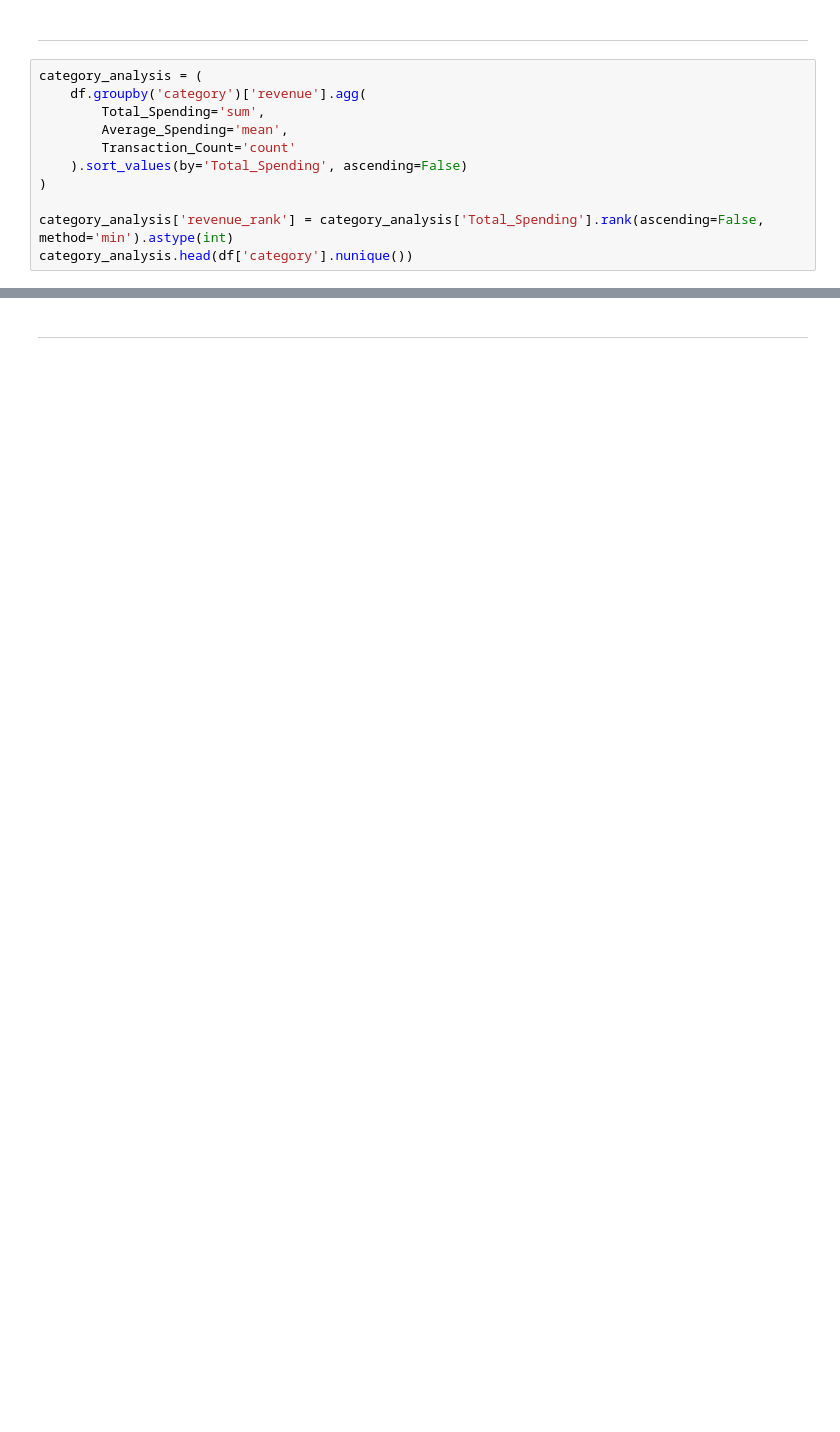
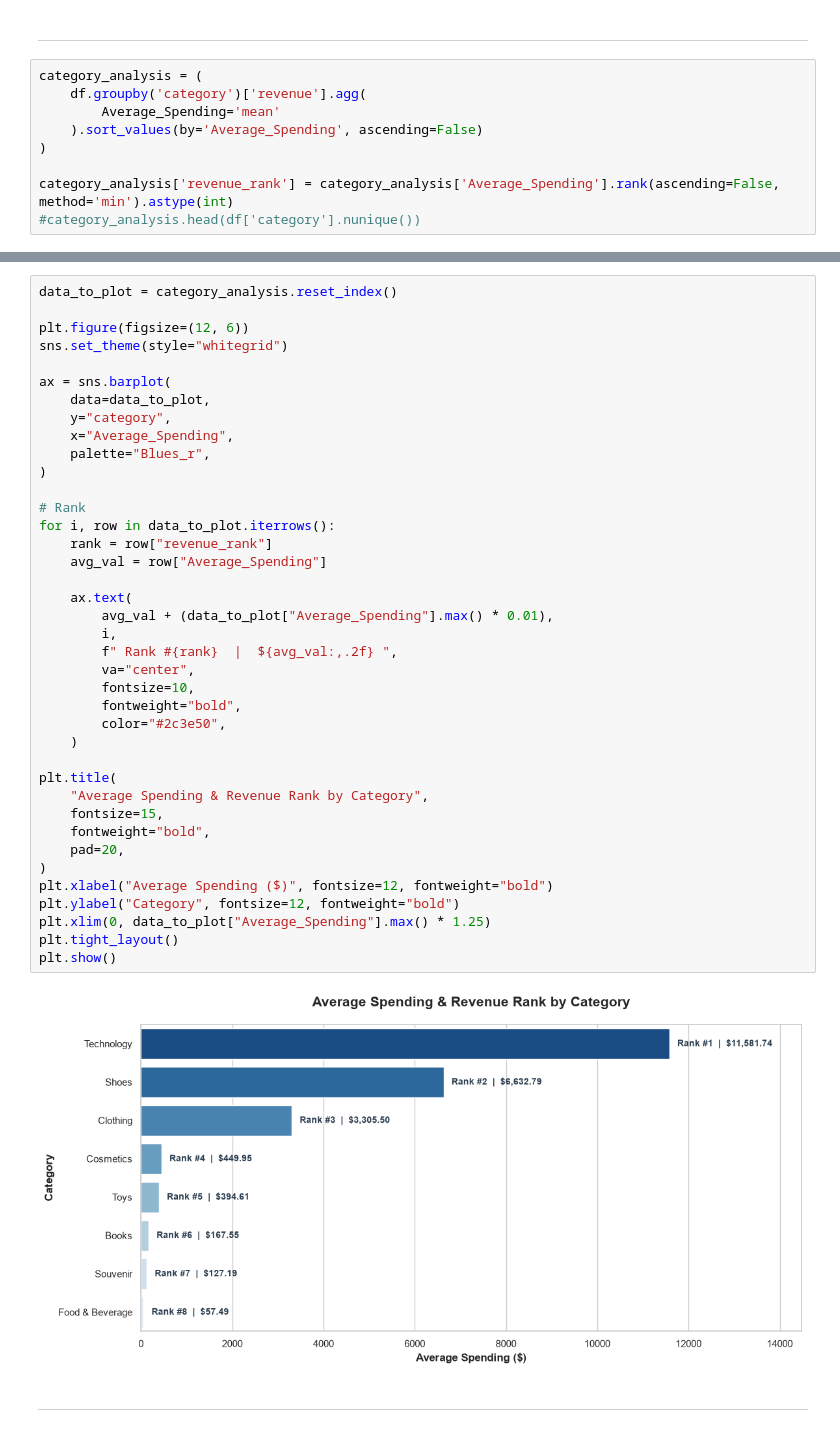
Before and after one commit to rashidmajidov/md-retail-analysis, a Jupyter notebook: notebooks/02_eda.ipynb, the cells around one changed output, grey strips where cells are left out. Cells and saved outputs as stored; diff of their text form; blank space fills up the shorter version.

```diff
--- a/notebooks/02_eda.ipynb
+++ b/notebooks/02_eda.ipynb
@@ -136,11 +137,9 @@ plt.show()
 # %%
 category_analysis = (
     df.groupby('category')['revenue'].agg(
-        Total_Spending='sum',
-        Average_Spending='mean',
-        Transaction_Count='count'
-    ).sort_values(by='Total_Spending', ascending=False)
+        Average_Spending='mean'
+    ).sort_values(by='Average_Spending', ascending=False)
 )
 
-category_analysis['revenue_rank'] = category_analysis['Total_Spending'].rank(ascending=False, method='min').astype(int)
-category_analysis.head(df['category'].nunique())
+category_analysis['revenue_rank'] = category_analysis['Average_Spending'].rank(ascending=False, method='min').astype(int)
+#category_analysis.head(df['category'].nunique())
@@ -158,2 +146,43 @@ category_analysis.head(df['category'].nunique())
+# %%
+data_to_plot = category_analysis.reset_index()
+
+plt.figure(figsize=(12, 6))
+sns.set_theme(style="whitegrid")
+
+ax = sns.barplot(
+    data=data_to_plot,
+    y="category",
+    x="Average_Spending",
+    palette="Blues_r",
+)
+
+# Rank
+for i, row in data_to_plot.iterrows():
+    rank = row["revenue_rank"]
+    avg_val = row["Average_Spending"]
+
+    ax.text(
+        avg_val + (data_to_plot["Average_Spending"].max() * 0.01),
+        i,
+        f" Rank #{rank}  |  ${avg_val:,.2f} ",
+        va="center",
+        fontsize=10,
+        fontweight="bold",
+        color="#2c3e50",
+    )
+
+plt.title(
+    "Average Spending & Revenue Rank by Category",
+    fontsize=15,
+    fontweight="bold",
+    pad=20,
+)
+plt.xlabel("Average Spending ($)", fontsize=12, fontweight="bold")
+plt.ylabel("Category", fontsize=12, fontweight="bold")
+plt.xlim(0, data_to_plot["Average_Spending"].max() * 1.25)
+plt.tight_layout()
+plt.show()
+# %% [output]
+[figure, added]
 # %% [markdown]
 ------------------------------------------------------------------------------------------------------
```
Also changed, not shown: parts of 6 cells of this notebook, 4 other files.
